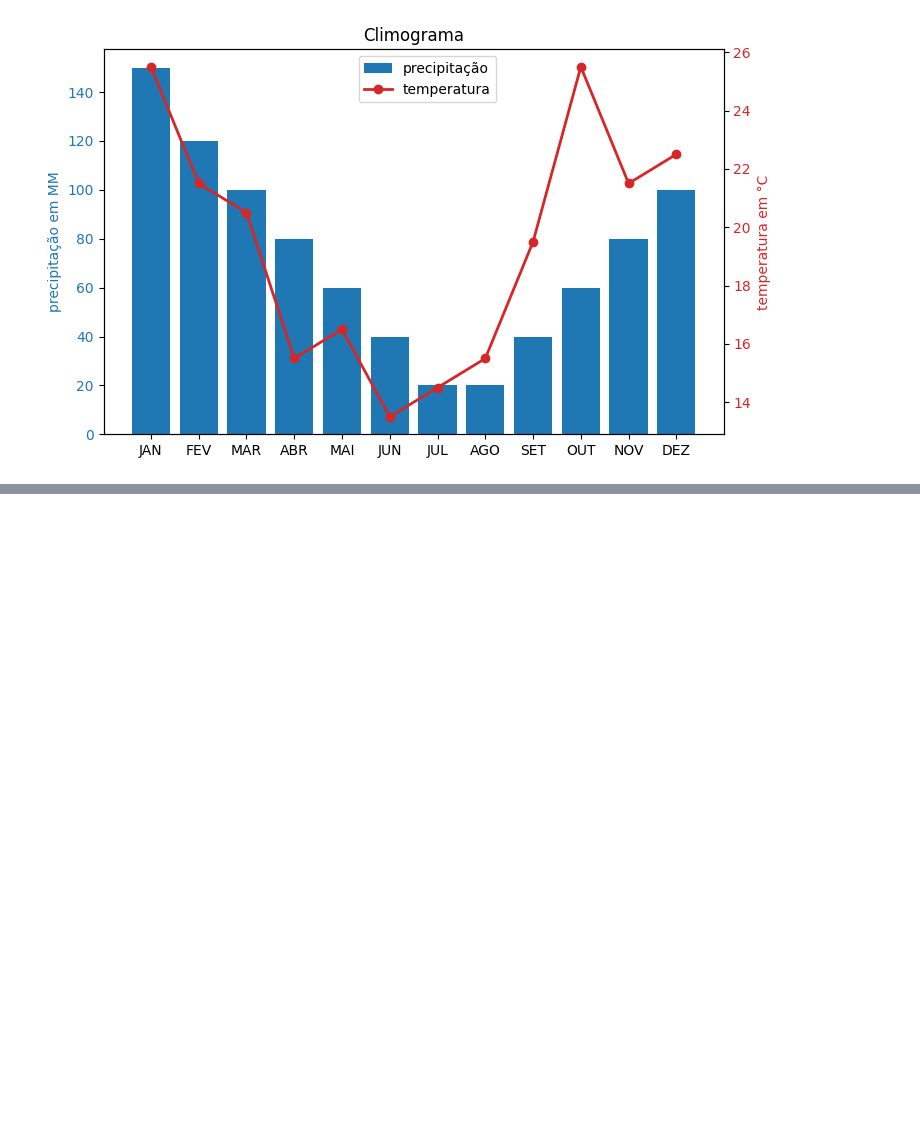
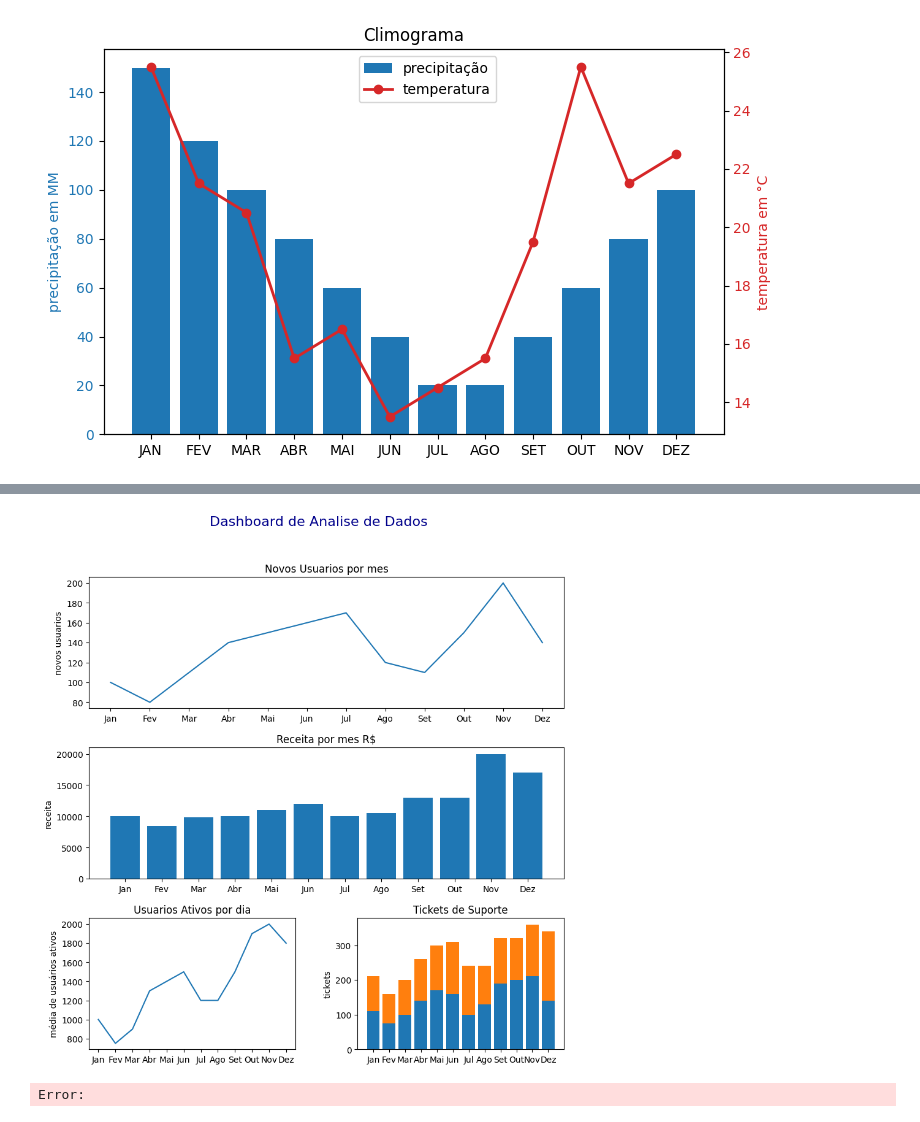
Before and after one commit to Afonso-eng/estudo_python, a Jupyter notebook: grafico_PO.ipynb, the cells around one changed output, grey strips where cells are left out. Cells and saved outputs as stored; diff of their text form; code cells hidden in the pictures; blank space fills up the shorter version.

```diff
--- a/grafico_PO.ipynb
+++ b/grafico_PO.ipynb
@@ -94,0 +160,37 @@ plt.show()
+# %%
+meses = ['Jan', 'Fev', 'Mar', 'Abr', 'Mai', 'Jun', 'Jul', 'Ago', 'Set', 'Out', 'Nov', 'Dez']
+novos_usuarios = [100, 80, 110, 140, 150, 160, 170, 120, 110, 150, 200, 140]
+usuarios_ativos_diarios = [1000, 750, 900, 1300, 1400, 1500, 1200, 1200, 1500, 1900, 2000, 1800]
+receita_mensal = [10000, 8500, 9800, 10000, 11000, 12000, 10000, 10500, 13000, 13000, 20000, 17000]
+tickets_suporte_abertos = [110, 75, 100, 140, 170, 160, 100, 130, 190, 200, 210, 140]
+tickets_suporte_fechados = [100, 85, 100, 120, 130, 150, 140, 110, 130, 120, 150, 200]
+# %%
+import matplotlib.pyplot as plt
+
+mosaico='AA;BB;CD'
+fig=plt.figure(figsize=(10,10))
+espaco={'hspace':0.3,'wspace':0.3}
+axs=fig.subplot_mosaic(mosaico,gridspec_kw=espaco)
+#grafico 01
+axs['A'].plot(meses,novos_usuarios)
+axs['A'].set_title('Novos Usuarios por mes')
+axs['A'].set_ylabel('novos usuarios')
+#grafico 02
+axs['B'].bar(meses,receita_mensal)
+axs['B'].set_title('Receita por mes R$')
+axs['B'].set_ylabel('receita')
+#grafico 03
+axs['C'].plot(meses,usuarios_ativos_diarios)
+axs['C'].set_title('Usuarios Ativos por dia')
+axs['C'].set_ylabel('média de usuários ativos')
+#grafico 04
+axs['D'].bar(meses,tickets_suporte_abertos)
+axs['D'].bar(meses,tickets_suporte_fechados,bottom=tickets_suporte_abertos)
+axs['D'].set_title('Tickets de Suporte')
+axs['D'].set_ylabel('tickets')
+#ajuste dos graficos
+fig.suptitle('Dashboard de Analise de Dados',fontsize=16,color='darkblue')
+plt.show()
+# %% [output]
+[figure, added]
+Error:
```
Also changed, not shown: parts of 3 cells of this notebook, 1 other file.
